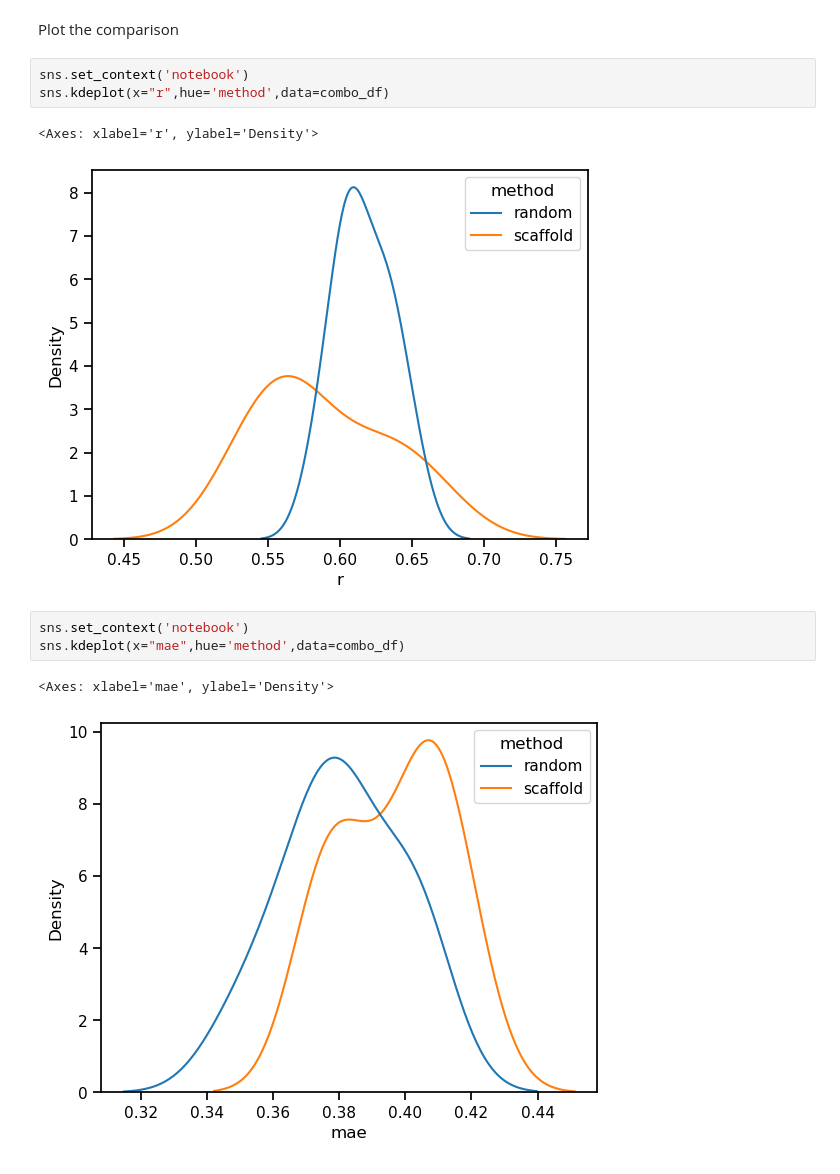
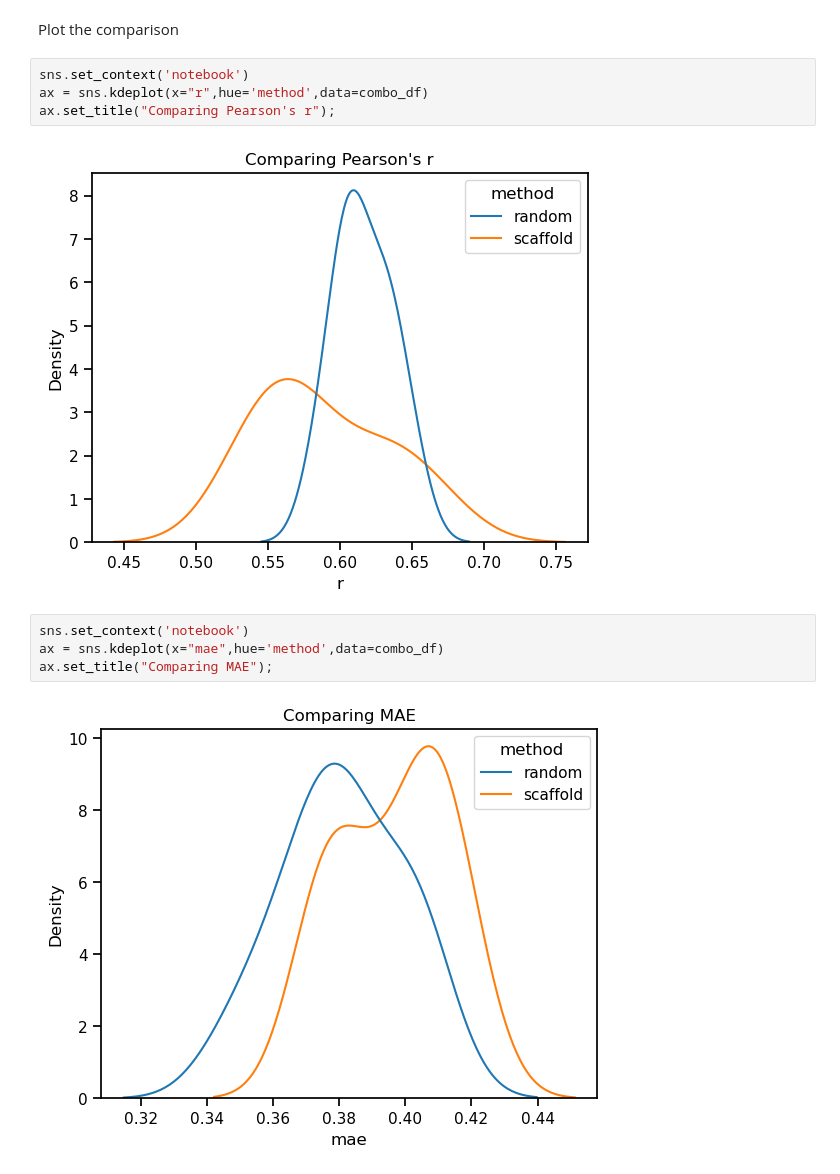
Before and after one commit to PatWalters/practical_cheminformatics_posts, a Jupyter notebook: solubility/Internal_ML_model.ipynb, the cells around one changed output. Saved outputs shown, nothing was run; the diff lists cells and outputs as text.

```diff
--- a/solubility/Internal_ML_model.ipynb
+++ b/solubility/Internal_ML_model.ipynb
@@ -71,13 +71,13 @@ combo_df = pd.concat([random_split_df, scaffold_split_df])
 Plot the comparison
 # %%
 sns.set_context('notebook')
-sns.kdeplot(x="r",hue='method',data=combo_df)
+ax = sns.kdeplot(x="r",hue='method',data=combo_df)
+ax.set_title("Comparing Pearson's r");
 # %% [output]
-<Axes: xlabel='r', ylabel='Density'>
-[figure, old version]
+[figure, new version]
 # %%
 sns.set_context('notebook')
-sns.kdeplot(x="mae",hue='method',data=combo_df)
+ax = sns.kdeplot(x="mae",hue='method',data=combo_df)
+ax.set_title("Comparing MAE");
 # %% [output]
-<Axes: xlabel='mae', ylabel='Density'>
-[figure, old version]
+[figure, new version]
```
Also changed, not shown: 7 other files.
